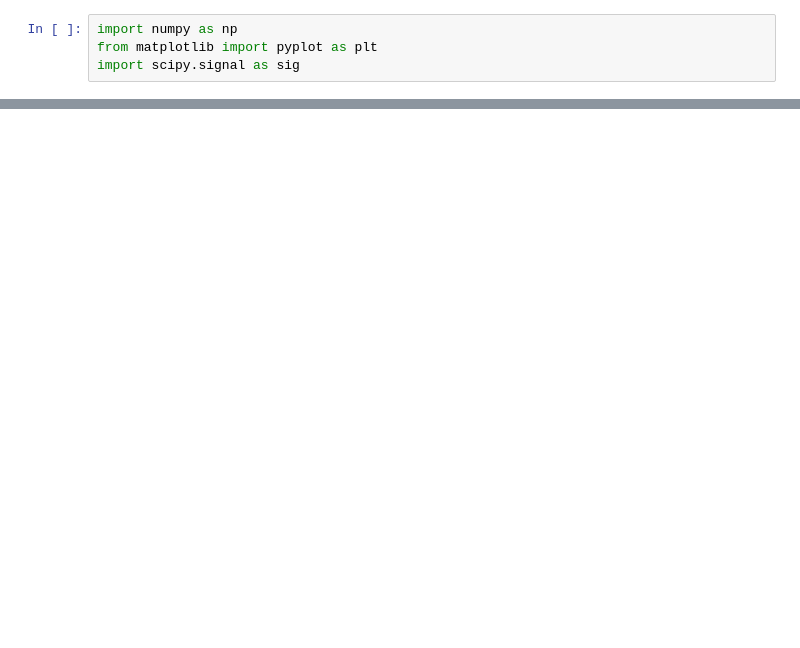
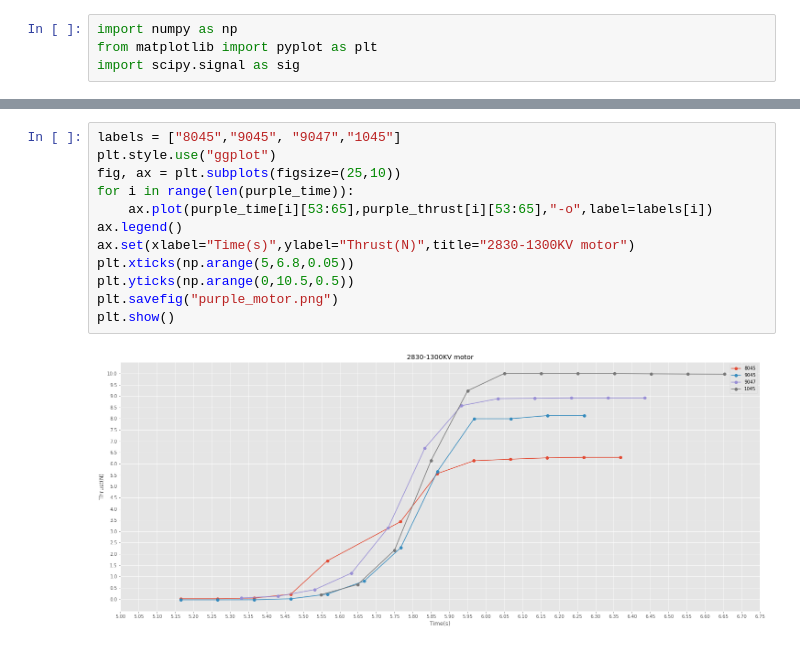
Before and after one commit to nmarks99/aero-capstone, a Jupyter notebook: thrust_test/nice_plots.ipynb, the cells around one changed output, grey strips where cells are left out. Drawn from its saved outputs; the diff is of its cells as text; blank space fills up the shorter version.

```diff
--- a/thrust_test/nice_plots.ipynb
+++ b/thrust_test/nice_plots.ipynb
@@ -220,0 +49,14 @@ fig.savefig("data/all.png")
+# %%
+labels = ["8045","9045", "9047","1045"]
+plt.style.use("ggplot")
+fig, ax = plt.subplots(figsize=(25,10))
+for i in range(len(purple_time)):
+    ax.plot(purple_time[i][53:65],purple_thrust[i][53:65],"-o",label=labels[i])
+ax.legend()
+ax.set(xlabel="Time(s)",ylabel="Thrust(N)",title="2830-1300KV motor")
+plt.xticks(np.arange(5,6.8,0.05))
+plt.yticks(np.arange(0,10.5,0.5))
+plt.savefig("purple_motor.png")
+plt.show()
+# %% [output]
+[figure, added]
```
Also changed, not shown: parts of 16 cells of this notebook.
